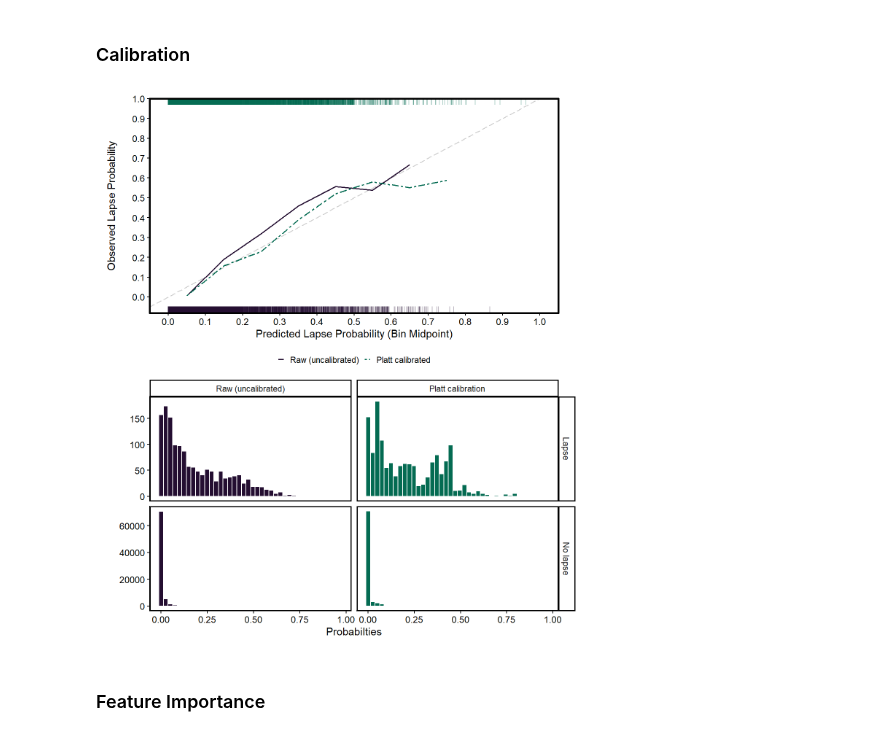
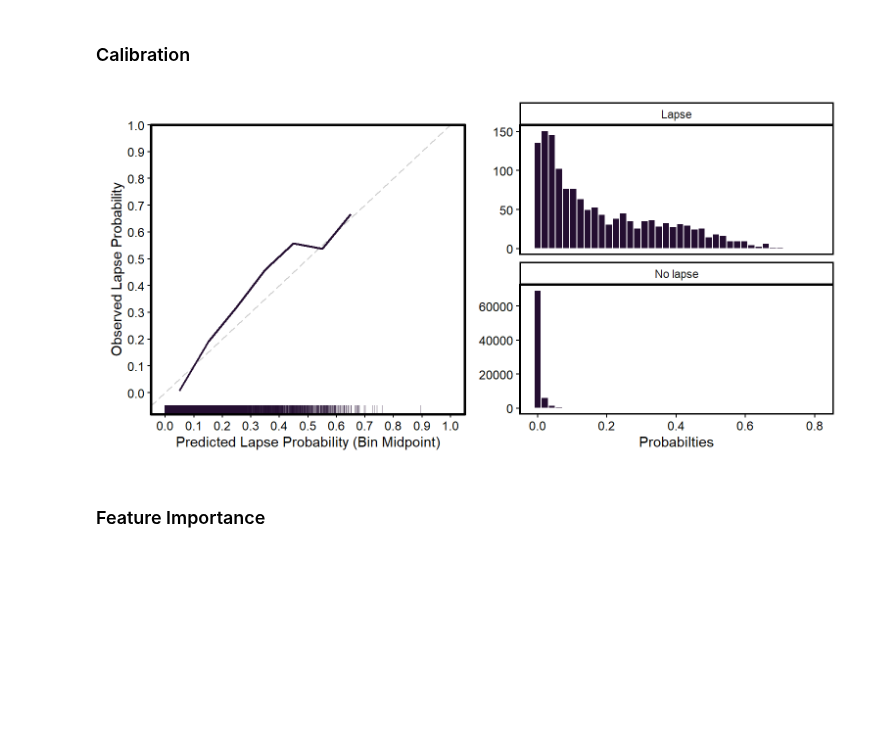
Before and after one commit to jjcurtin/study_risk2, a Jupyter notebook: .quarto/embed/.quarto/embed/notebooks/mak_figures.embed.ipynb, the cells around one changed output. Drawn from its saved outputs; the diff is of its cells as text; code cells hidden in the pictures; blank space fills up the shorter version.

```diff
--- a/.quarto/embed/.quarto/embed/notebooks/mak_figures.embed.ipynb
+++ b/.quarto/embed/.quarto/embed/notebooks/mak_figures.embed.ipynb
@@ -102,11 +102,11 @@ rug_data_logi <- preds_all_logi |>
 # %%
 #| label: fig-2
-#| fig-cap: "The top panel presents a calibration plot of raw and Platt calibrated risk probabilities. Predicted probabilities (x-axis) are binned into deciles. Observed lapse probability (y-axis) represents the proportion of actual lapses observed in each bin. The dashed diagonal represents perfect calibration. Points below the line indicate overestimation and points above the line indicate underestimation. Raw probabilities are depicted as the dark purple line. Platt calibrated probabilities are depicted as the green dashed line. The rug plots along the x-axes depict the observation frequency in each bin for the raw (bottom) and Platt calibrated (top) probabilities. The bottom left and right panel presents histograms of raw (uncalibrated) and Platt calibrated risk probability distributions, respectively, separately by true lapse outcome."
-#| fig-width: 7
-#| fig-height: 8
+#| fig-cap: "The left panel presents a calibration plot of raw risk probabilities. Predicted probabilities (x-axis) are binned into deciles. Observed lapse probability (y-axis) represents the proportion of actual lapses observed in each bin. The dashed diagonal represents perfect calibration. Points below the line indicate overestimation and points above the line indicate underestimation. The rug plots along the x-axis depicts the observation frequency in each bin for the raw probabilities. The right panel presents histograms of raw risk probability distributions separately by true lapse outcome."
+#| fig-width: 8
+#| fig-height: 4
 
 cal <- preds_all_raw |>
-  bind_rows(preds_all_logi) |>
+  # bind_rows(preds_all_logi) |>
   mutate(prob = factor(prob, levels = c("Raw (uncalibrated)",
                                         "Platt calibrated"))) |>
   group_by(bins,  prob)  |>
@@ -122,48 +122,44 @@ cal <- preds_all_raw |>
   ggplot(aes(x = midpoints, y = mean_lapse, group = prob,
              color = prob, linetype = prob)) +
   geom_abline(slope = 1, intercept = 0, linetype = "longdash", color = "gray80") +
-  geom_line(linewidth = .7) +
+  geom_line(linewidth = .8) +
   labs(
     x = "Predicted Lapse Probability (Bin Midpoint)",
     y = "Observed Lapse Probability",
     color = NULL,
     linetype = NULL
   ) +
   geom_rug(data = rug_data_raw, aes(x = rug_x, y = NULL), sides = "b", alpha = 0.3,
            inherit.aes = FALSE, color = "#240e31") +
-  geom_rug(data = rug_data_logi, aes(x = rug_x, y = NULL), sides = "t", alpha = 0.3,
-           inherit.aes = FALSE, color = "#046B52") +
+  # geom_rug(data = rug_data_logi, aes(x = rug_x, y = NULL), sides = "t", alpha = 0.3,
+  #          inherit.aes = FALSE, color = "#046B52") +
   scale_x_continuous(breaks = seq(0, 1, bin_width), limits = c(0, 1)) +
   scale_y_continuous(limits = c(-0.08, 1), breaks = seq(0,1, bin_width),
                      expand = c(0, 0)) +
   coord_cartesian(clip = "off") +
   scale_color_manual(values = c("#240e31", "#046B52")) +
   scale_linetype_manual(values = c("solid", "twodash")) +
   theme_classic() +
   theme(axis.text=element_text(size=9.5),
         panel.border = element_rect(colour = "black", fill = NA, linewidth = 1),
         legend.key.size = unit(0.25, "cm"),
-        legend.position = "bottom")
+        legend.position = "none")
 
 
 hist <- preds |>
-  pivot_longer(cols = c(prob_raw, prob_logi), names_to = "prob_type", values_to = "prob") |>
-  mutate(prob_type = factor(prob_type, levels = c("prob_raw", "prob_logi"),
-                                labels = c("Raw (uncalibrated)", "Platt calibration"))) |>
   ggplot() +
-  geom_histogram(aes(x = prob, fill = prob_type), color = "white", bins = 40) +
-  facet_grid(label ~ prob_type, scales = "free_y") +
+  geom_histogram(aes(x = prob_raw), color = "white", fill = "#240e31", bins = 40) +
+  facet_wrap(~label, ncol = 1, scales = "free_y") +
   labs(x = "Probabilties",
        y = NULL) +
-  scale_fill_manual(values = c("#240e31", "#046B52")) +
   theme_classic() +
   theme(axis.text=element_text(size=9.5),
         panel.border = element_rect(colour = "black", fill = NA, linewidth = 1),
         legend.position = "none")
 
-cal / hist
+cal + hist
 # %% [output]
-[figure, old version]
+[figure, new version]
 # %% [markdown]
 ### Feature Importance
 # %%
```
Also changed, not shown: parts of 4 cells of this notebook, 56 other files.
